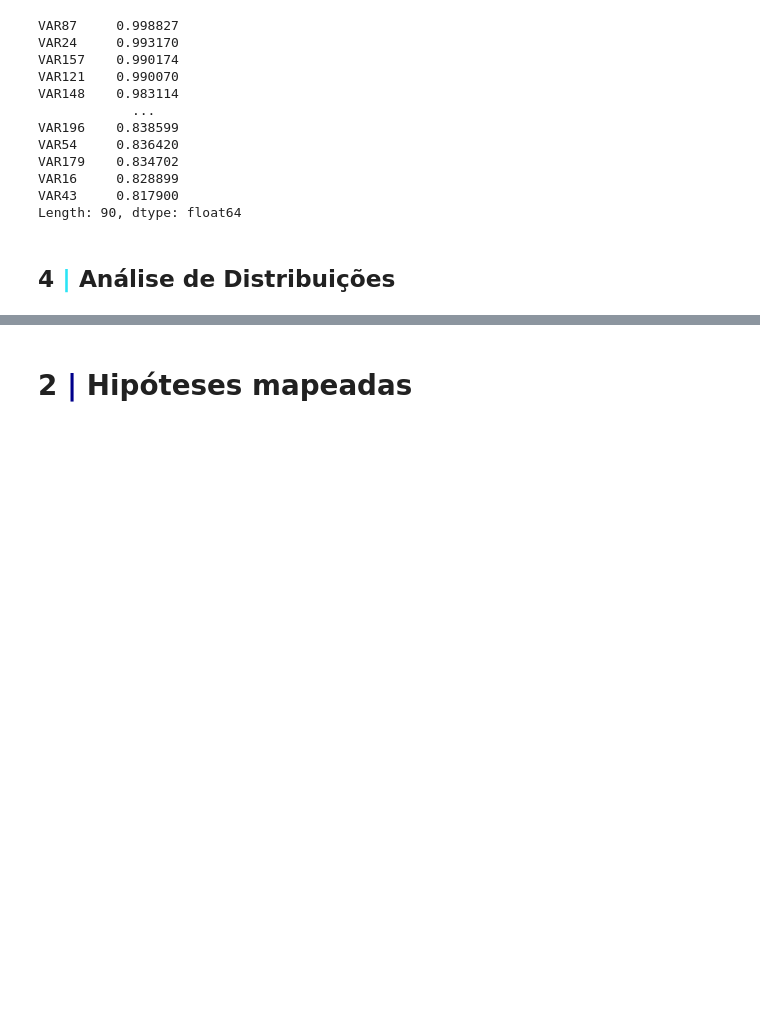
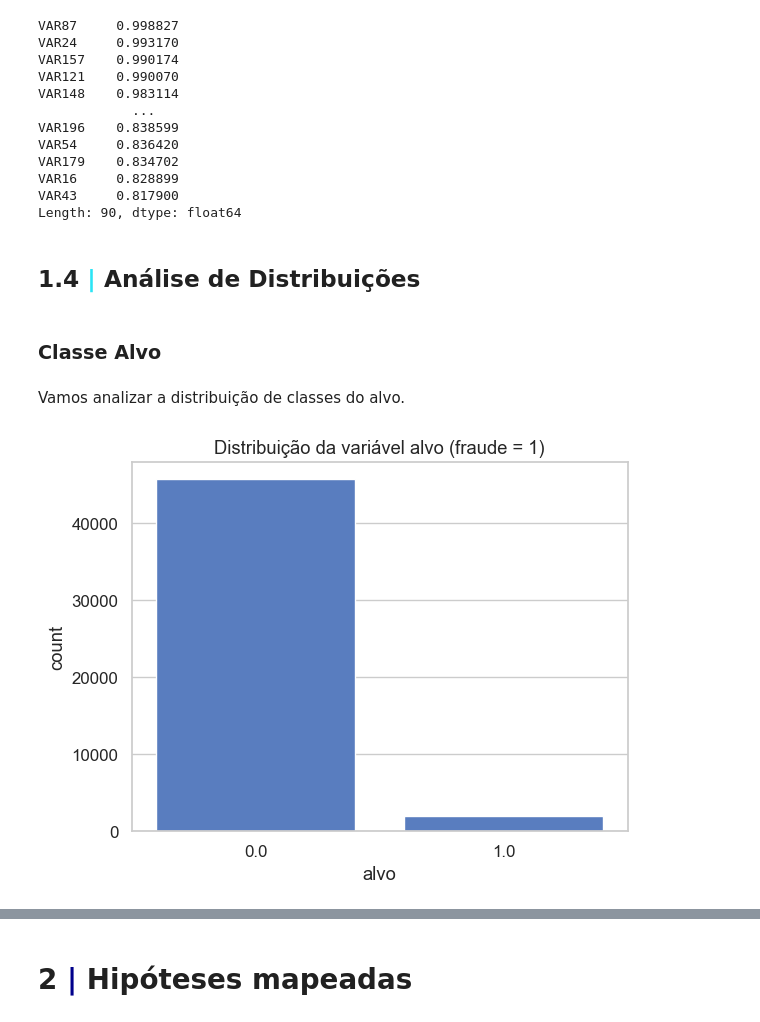
Before and after one commit to HumbertoTavora/Desafio-Neuro-Modelo_Anti_Fraude, a Jupyter notebook: notebooks/eda.ipynb, the cells around one changed output, grey strips where cells are left out. Drawn from its saved outputs; the diff is of its cells as text; code cells hidden in the pictures; blank space fills up the shorter version.

Commit message:
EDA: Análise de distribuicoes inicial

```diff
--- a/notebooks/eda.ipynb
+++ b/notebooks/eda.ipynb
@@ -98,4 +98,16 @@ VAR16     0.828899
 VAR43     0.817900
 Length: 90, dtype: float64
 # %% [markdown]
-## <b>4 <span style='color:#2ae4f5'>|</span>  Análise de Distribuições</b>
+## <b>1.4 <span style='color:#2ae4f5'>|</span>  Análise de Distribuições</b>
+# %% [markdown]
+### Classe Alvo
+# %% [markdown]
+Vamos analizar a distribuição de classes do alvo.
+# %%
+df['alvo'].value_counts(normalize=True) * 100
+
+sns.countplot(x='alvo', data=df)
+plt.title("Distribuição da variável alvo (fraude = 1)")
+plt.show()
+# %% [output]
+[figure, added]
```
Also changed, not shown: parts of 17 cells of this notebook.
